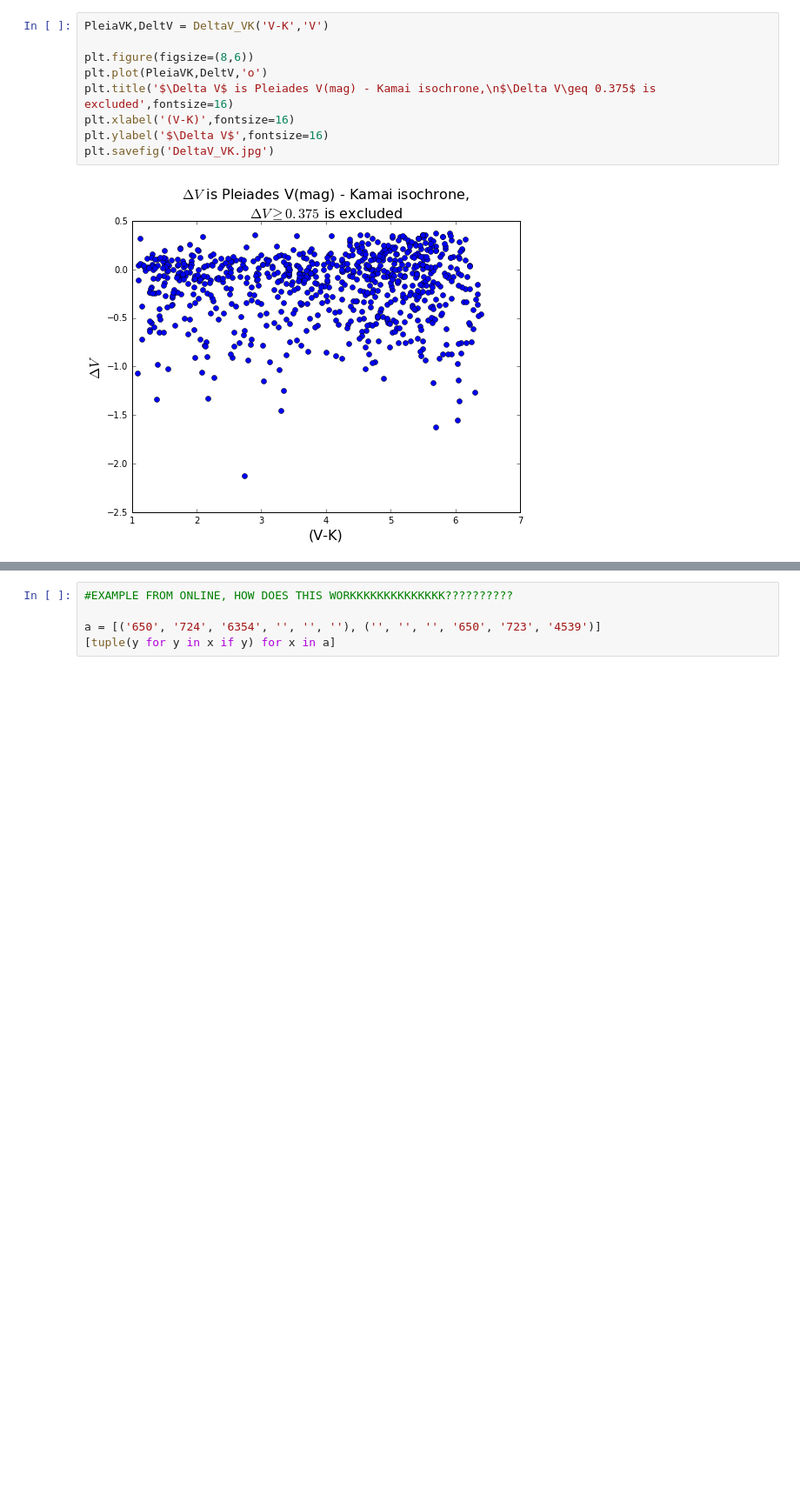
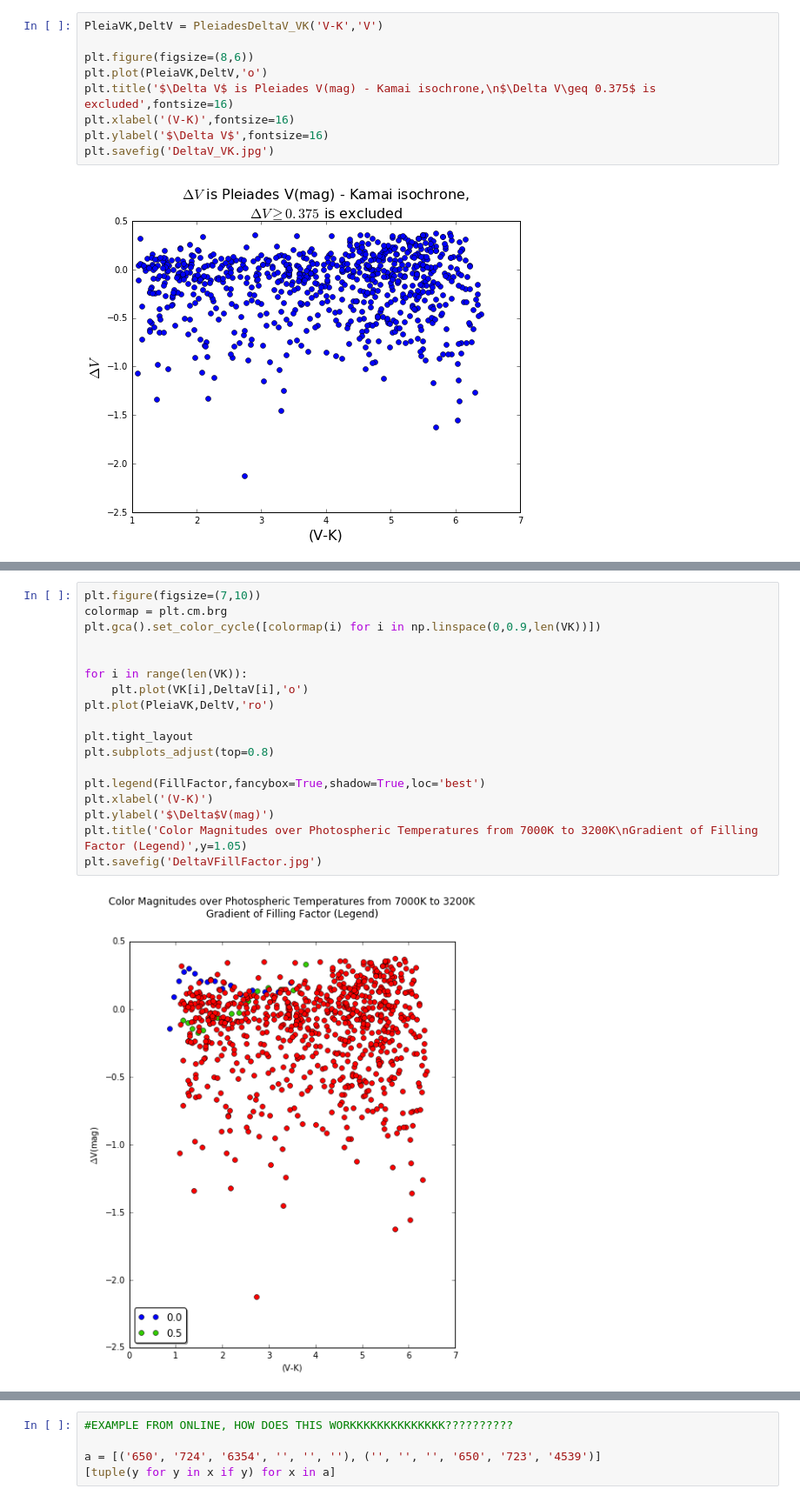
Before and after one commit to jradavenport/spot-colors, a Jupyter notebook: PleiadesModel.ipynb, the cells around one changed output, grey strips where cells are left out. Shown at 87% size. Saved outputs shown, nothing was run; the diff lists cells and outputs as text; blank space fills up the shorter version.

```diff
--- a/PleiadesModel.ipynb
+++ b/PleiadesModel.ipynb
@@ -20,7 +21,7 @@ getMag = getMag.getMag
 import getMag_hires
 getMag_hires = getMag_hires.getMag_hires
 # %%
-PleiaVK,DeltV = DeltaV_VK('V-K','V')
+PleiaVK,DeltV = PleiadesDeltaV_VK('V-K','V')
 
 plt.figure(figsize=(8,6))
 plt.plot(PleiaVK,DeltV,'o')
@@ -33,3 +86,23 @@ plt.savefig('DeltaV_VK.jpg')
+# %%
+plt.figure(figsize=(7,10))
+colormap = plt.cm.brg
+plt.gca().set_color_cycle([colormap(i) for i in np.linspace(0,0.9,len(VK))])
+
+
+for i in range(len(VK)):
+    plt.plot(VK[i],DeltaV[i],'o')
+plt.plot(PleiaVK,DeltV,'ro')
+
+plt.tight_layout
+plt.subplots_adjust(top=0.8)
+
+plt.legend(FillFactor,fancybox=True,shadow=True,loc='best')
+plt.xlabel('(V-K)')
+plt.ylabel('$\Delta$V(mag)')
+plt.title('Color Magnitudes over Photospheric Temperatures from 7000K to 3200K\nGradient of Filling Factor (Legend)',y=1.05)
+plt.savefig('DeltaVFillFactor.jpg')
+# %% [output]
+[figure, added]
 # %%
 #Testing a new general function to grab Pleiades magnitudes
 
```
Also changed, not shown: parts of 6 cells of this notebook.
